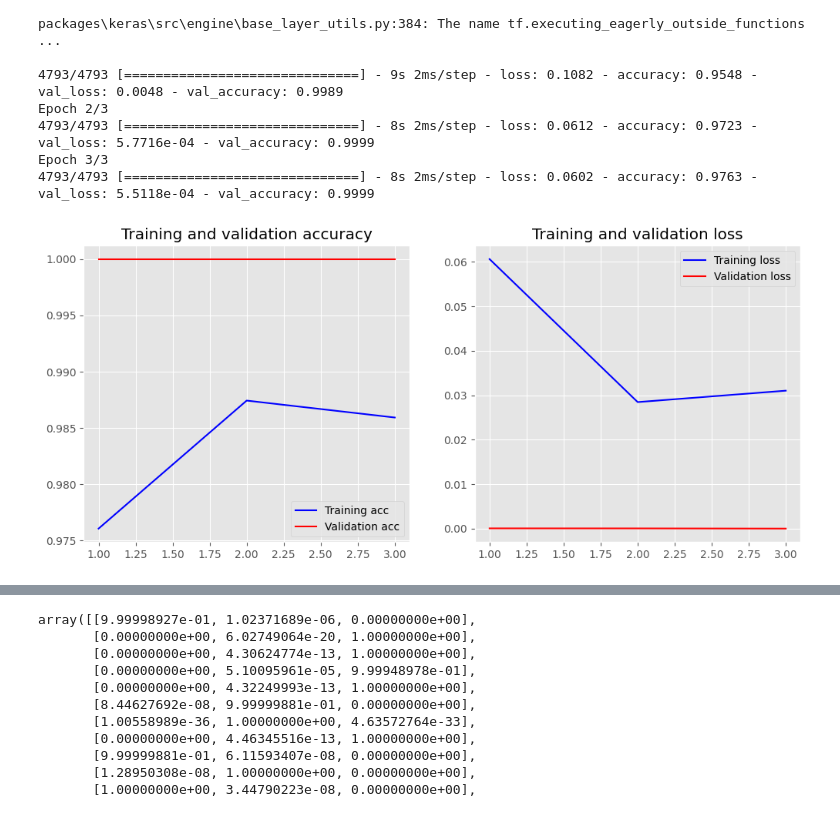
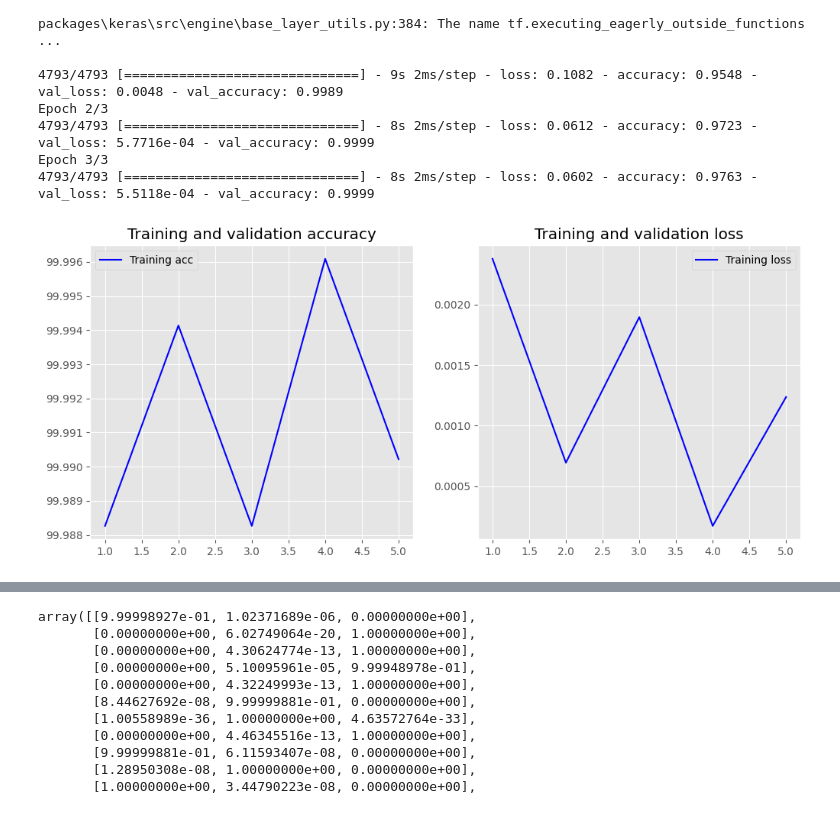
Before and after one commit to jwise1/workspaceThesis, a Jupyter notebook: passwordSecCNN.ipynb, the cells around one changed output, grey strips where cells are left out. Drawn from its saved outputs; the diff is of its cells as text; code cells hidden in the pictures.

```diff
--- a/passwordSecCNN.ipynb
+++ b/passwordSecCNN.ipynb
@@ -179,0 +398,8 @@ Shape of label tensor: (204501, 3)
+# %%
+from keras.utils import to_categorical
+y_train = y
+y_test = test_y
+
+y_train = to_categorical(np.asarray(y_train))
+y_test = to_categorical(np.asarray(y_test))
+print('Shape of label tensor:', y_train.shape)
@@ -185,11 +421,13 @@ x_train.shape
 import tensorflow as tf
 from keras import layers, models
 from sklearn.model_selection import KFold
+from keras.optimizers import Adam
 
 # Merge inputs and targets
-inputs = np.concatenate((x_train, x_test), axis=0)
-targets = np.concatenate((y_train, y_test), axis=0)
-
+# inputs = np.concatenate((x_train, x_test), axis=0)
+# targets = np.concatenate((y_train, y_test), axis=0)
+inputs=x_train
+targets=y_train
 # Define the K-fold Cross Validator
 kfold = KFold(n_splits=5, shuffle=True)
 
@@ -198,18 +436,17 @@ loss_per_fold=[]
 # K-fold Cross Validation model evaluation
 fold_no = 1
 for train, test in kfold.split(inputs, targets):
-
+    optimizer=Adam(learning_rate=0.001)
     model = models.Sequential()
-    model.add(layers.Input(30,dtype='int32'))
-    model.add(layers.Embedding(input_dim=93,output_dim=10, input_length=30,trainable=True))
+    model.add(layers.Input((65,),dtype='int32'))
+    model.add(layers.Embedding(input_dim=93,output_dim=10, trainable=True))
     model.add(layers.Conv1D(128, 3, activation='relu'))
     model.add(layers.GlobalAveragePooling1D())
     model.add(layers.Dense(30,activation="relu"))
-    model.add(layers.Dropout(.5))
-    model.add(layers.Dense(3,activation="softmax"))
-    model.compile(optimizer='adam',
+    model.add(layers.Dense(5,activation="softmax"))
+    model.compile(optimizer=optimizer,
               loss="categorical_crossentropy",
-              metrics=['accuracy'])
+              metrics=['accuracy', tf.keras.metrics.Precision(),tf.keras.metrics.Recall()])
 
     # Generate a print
     print('------------------------------------------------------------------------')
@@ -217,8 +454,8 @@ for train, test in kfold.split(inputs, targets):
 
     # Fit data to model
     history = model.fit(inputs[train], targets[train],
-              batch_size=100,
-              epochs=5,
+              batch_size=64,
+              epochs=50,
               verbose=1)
 
     # Generate generalization metrics
@@ -302,27 +539,27 @@ Epoch 3/3
 # %%
 import matplotlib.pyplot as plt
 plt.style.use('ggplot')
 
 def plot_history(history):
-    acc = history.history['accuracy']
-    val_acc = history.history['val_accuracy']
-    loss = history.history['loss']
-    val_loss = history.history['val_loss']
+    acc = acc_per_fold
+    #val_acc = history.history['val_accuracy']
+    loss = loss_per_fold
+    #val_loss = history.history['val_loss']
     x = range(1, len(acc) + 1)
 
     plt.figure(figsize=(12, 5))
     plt.subplot(1, 2, 1)
     plt.plot(x, acc, 'b', label='Training acc')
-    plt.plot(x, val_acc, 'r', label='Validation acc')
+    #plt.plot(x, val_acc, 'r', label='Validation acc')
     plt.title('Training and validation accuracy')
     plt.legend()
     plt.subplot(1, 2, 2)
     plt.plot(x, loss, 'b', label='Training loss')
-    plt.plot(x, val_loss, 'r', label='Validation loss')
+    #plt.plot(x, val_loss, 'r', label='Validation loss')
     plt.title('Training and validation loss')
     plt.legend()
 
 %matplotlib inline
 plot_history(history)
 # %% [output]
-[figure, old version]
+[figure, new version]
```
Also changed, not shown: parts of 53 cells of this notebook.
